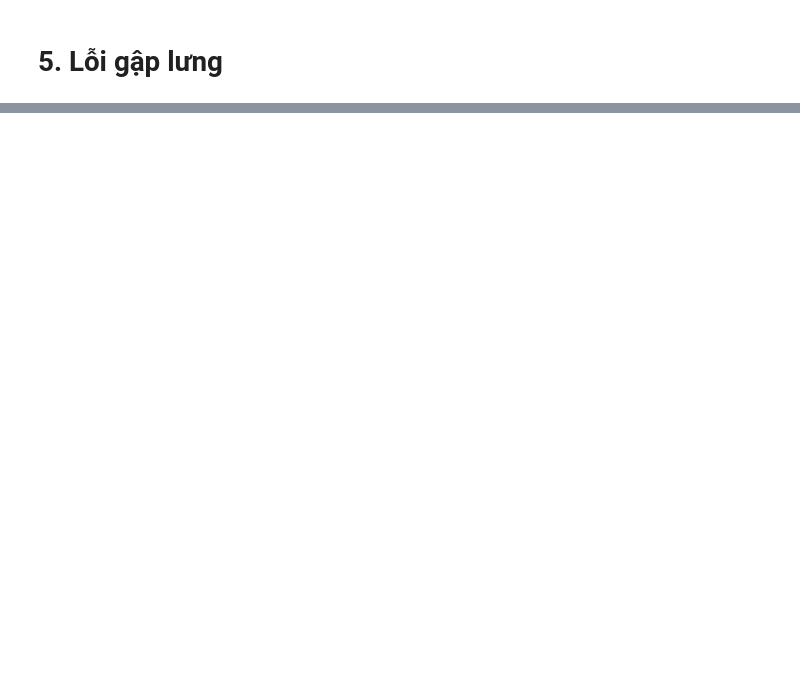
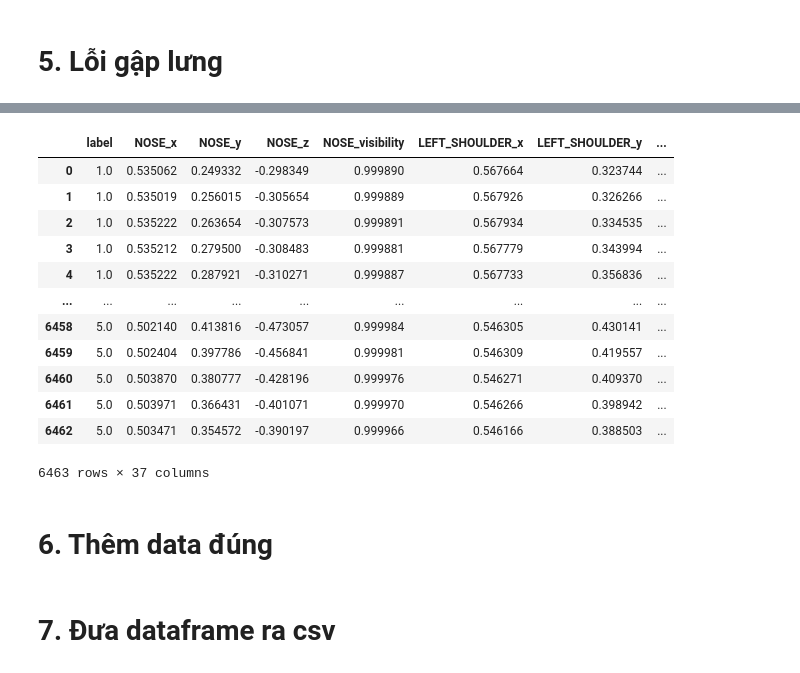
Before and after one commit to WinG-282k4/Squat_error_detection, a Jupyter notebook: Train_model.ipynb, the cells around one changed output, grey strips where cells are left out. Drawn from its saved outputs; the diff is of its cells as text; code cells hidden in the pictures; blank space fills up the shorter version.

```diff
--- a/Train_model.ipynb
+++ b/Train_model.ipynb
@@ -759,0 +1033,18 @@ df
+# %%
+df
+# %% [output]
+|  | label | NOSE_x | NOSE_y | NOSE_z | NOSE_visibility | LEFT_SHOULDER_x | LEFT_SHOULDER_y | ... |
+| 0 | 1.0 | 0.535062 | 0.249332 | -0.298349 | 0.999890 | 0.567664 | 0.323744 | ... |
+| 1 | 1.0 | 0.535019 | 0.256015 | -0.305654 | 0.999889 | 0.567926 | 0.326266 | ... |
+| 2 | 1.0 | 0.535222 | 0.263654 | -0.307573 | 0.999891 | 0.567934 | 0.334535 | ... |
+| 3 | 1.0 | 0.535212 | 0.279500 | -0.308483 | 0.999881 | 0.567779 | 0.343994 | ... |
+| 4 | 1.0 | 0.535222 | 0.287921 | -0.310271 | 0.999887 | 0.567733 | 0.356836 | ... |
+| ... | ... | ... | ... | ... | ... | ... | ... | ... |
+| 6458 | 5.0 | 0.502140 | 0.413816 | -0.473057 | 0.999984 | 0.546305 | 0.430141 | ... |
+| 6459 | 5.0 | 0.502404 | 0.397786 | -0.456841 | 0.999981 | 0.546309 | 0.419557 | ... |
+| 6460 | 5.0 | 0.503870 | 0.380777 | -0.428196 | 0.999976 | 0.546271 | 0.409370 | ... |
+| 6461 | 5.0 | 0.503971 | 0.366431 | -0.401071 | 0.999970 | 0.546266 | 0.398942 | ... |
+| 6462 | 5.0 | 0.503471 | 0.354572 | -0.390197 | 0.999966 | 0.546166 | 0.388503 | ... |
+6463 rows × 37 columns
+# %% [markdown]
+# 6. Thêm data đúng
@@ -759,0 +1145,2 @@ df
+# %% [markdown]
+# 7. Đưa dataframe ra csv
```
Also changed, not shown: parts of 17 cells of this notebook, 4 other files.
